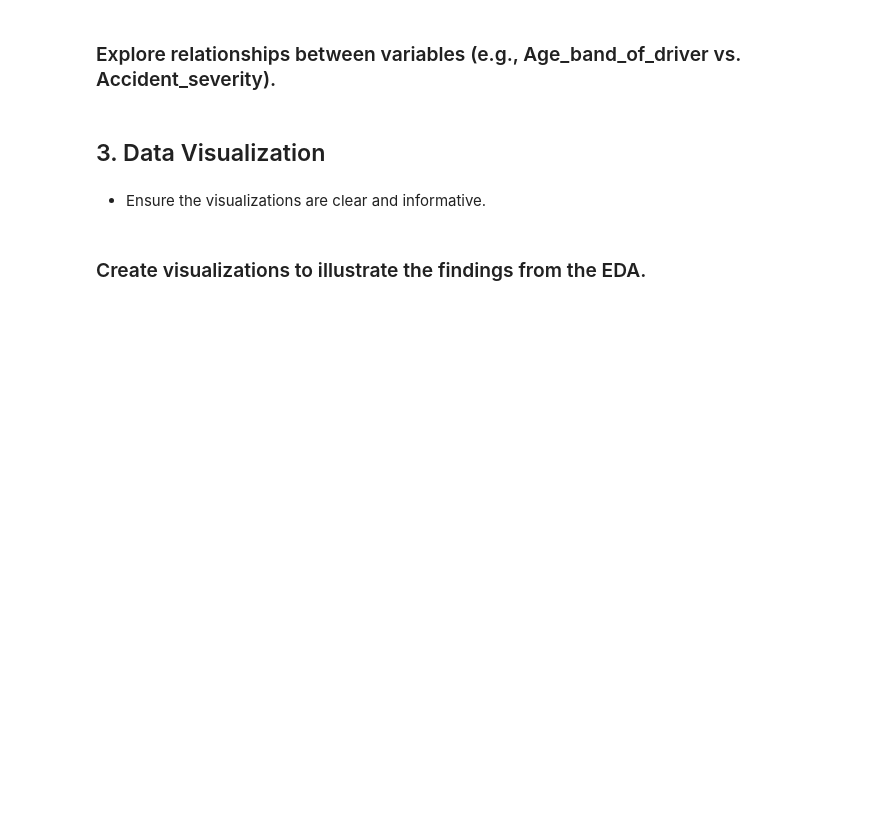
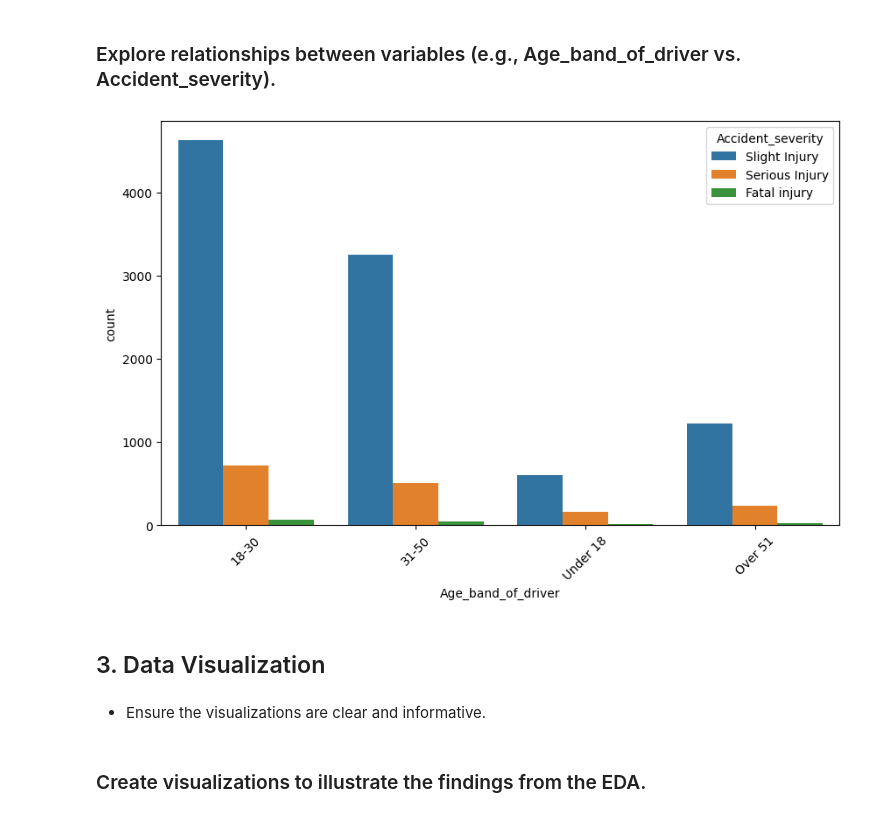
Before and after one commit to TariqAlhathloul/T55_DataScienceBootCamp, a Jupyter notebook: Tasks/Task (1) Week 1.ipynb, the cells around one changed output. Saved outputs shown, nothing was run; the diff lists cells and outputs as text; code cells hidden in the pictures; blank space fills up the shorter version.

```diff
--- a/Tasks/Task (1) Week 1.ipynb
+++ b/Tasks/Task (1) Week 1.ipynb
@@ -94,5 +437,13 @@ df = pd.read_csv('TaskDataSet/Task (1) Dataset.csv')
 # %% [markdown]
 ### Explore relationships between variables (e.g., Age_band_of_driver vs. Accident_severity).
+# %%
+# let's see the relationship between the age of the Age_band_of_driver and the Accident_severity
+plt.figure(figsize=(10, 6))
+sns.countplot(x='Age_band_of_driver', hue='Accident_severity', data=df)
+plt.xticks(rotation=45)
+plt.show()
+# %% [output]
+[figure, added]
 # %% [markdown]
 ## 3. Data Visualization
 # %% [markdown]
```
Also changed, not shown: parts of 38 cells of this notebook, 1 other file.
